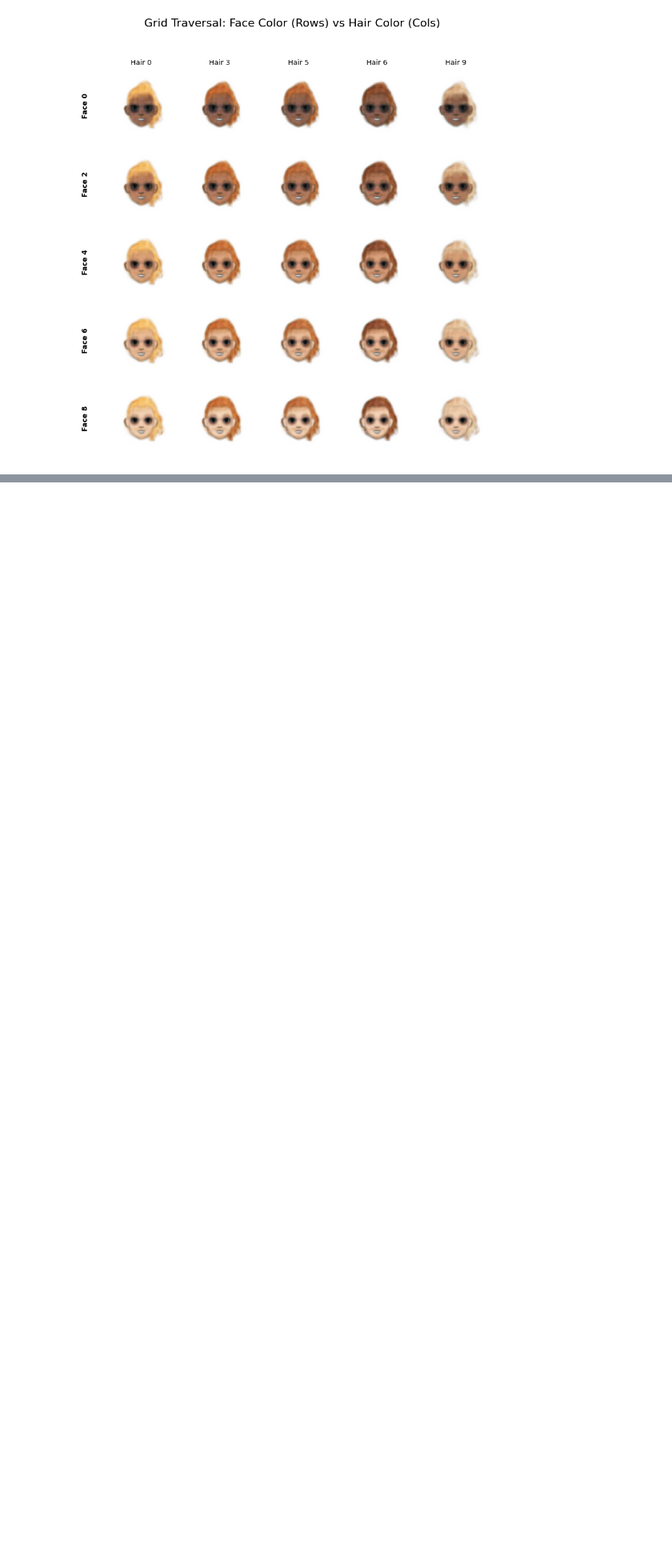
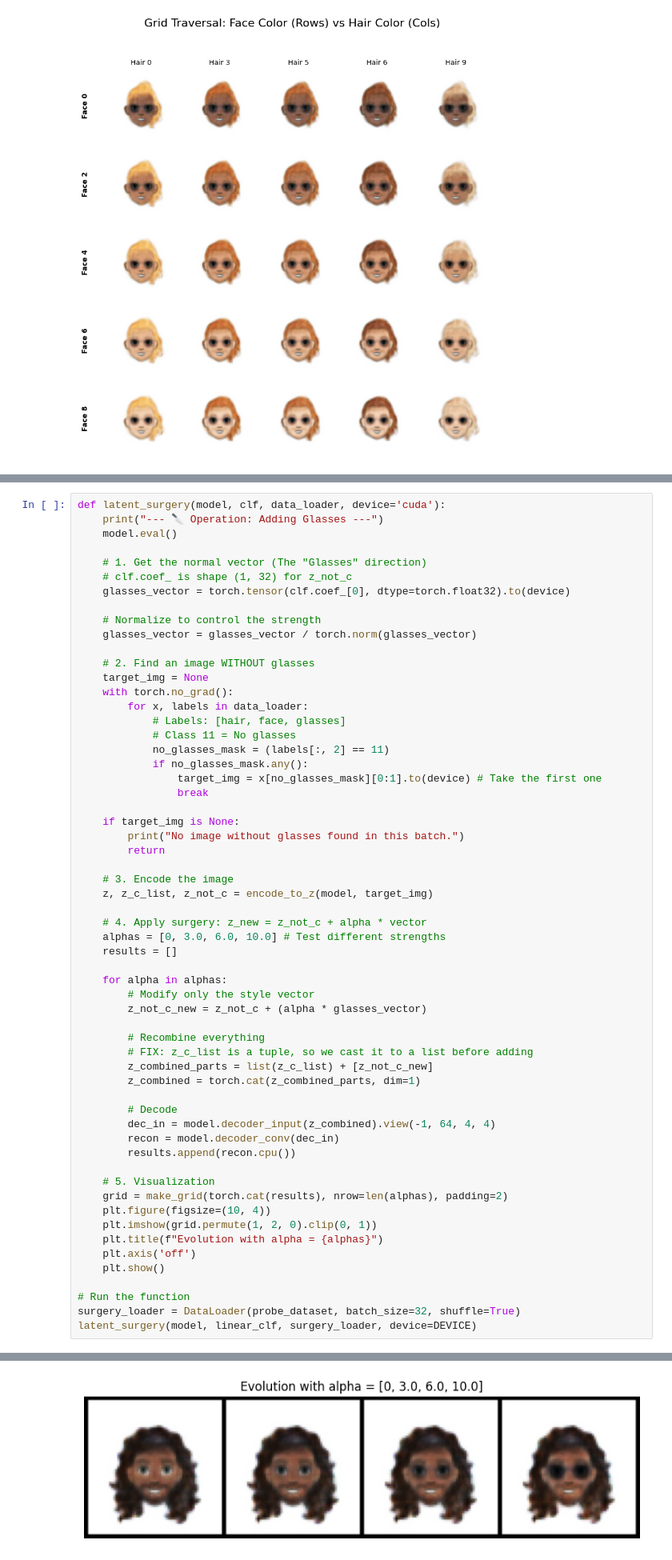
Before and after one commit to Farouc/ccvaes, a Jupyter notebook: demo_multilabel.ipynb, the cells around one changed output, grey strips where cells are left out. Shown at 80% size. Cells and saved outputs as stored; diff of their text form; blank space fills up the shorter version.

```diff
--- a/demo_multilabel.ipynb
+++ b/demo_multilabel.ipynb
@@ -587,0 +773,60 @@ interpolate_style(model, dataset, device=DEVICE)
+# %%
+def latent_surgery(model, clf, data_loader, device='cuda'):
+    print("--- 🔪 Operation: Adding Glasses ---")
+    model.eval()
+
+    # 1. Get the normal vector (The "Glasses" direction)
+    # clf.coef_ is shape (1, 32) for z_not_c
+    glasses_vector = torch.tensor(clf.coef_[0], dtype=torch.float32).to(device)
+
+    # Normalize to control the strength
+    glasses_vector = glasses_vector / torch.norm(glasses_vector)
+
+    # 2. Find an image WITHOUT glasses
+    target_img = None
+    with torch.no_grad():
+        for x, labels in data_loader:
+            # Labels: [hair, face, glasses]
+            # Class 11 = No glasses
+            no_glasses_mask = (labels[:, 2] == 11)
+            if no_glasses_mask.any():
+                target_img = x[no_glasses_mask][0:1].to(device) # Take the first one
+                break
+
+    if target_img is None:
+        print("No image without glasses found in this batch.")
+        return
+
+    # 3. Encode the image
+    z, z_c_list, z_not_c = encode_to_z(model, target_img)
+
+    # 4. Apply surgery: z_new = z_not_c + alpha * vector
+    alphas = [0, 3.0, 6.0, 10.0] # Test different strengths
+    results = []
+
+    for alpha in alphas:
+        # Modify only the style vector
+        z_not_c_new = z_not_c + (alpha * glasses_vector)
+
+        # Recombine everything
+        # FIX: z_c_list is a tuple, so we cast it to a list before adding
+        z_combined_parts = list(z_c_list) + [z_not_c_new]
+        z_combined = torch.cat(z_combined_parts, dim=1)
+
+        # Decode
+        dec_in = model.decoder_input(z_combined).view(-1, 64, 4, 4)
+        recon = model.decoder_conv(dec_in)
+        results.append(recon.cpu())
+
+    # 5. Visualization
+    grid = make_grid(torch.cat(results), nrow=len(alphas), padding=2)
+    plt.figure(figsize=(10, 4))
+    plt.imshow(grid.permute(1, 2, 0).clip(0, 1))
+    plt.title(f"Evolution with alpha = {alphas}")
+    plt.axis('off')
+    plt.show()
+
+# Run the function
+surgery_loader = DataLoader(probe_dataset, batch_size=32, shuffle=True)
+latent_surgery(model, linear_clf, surgery_loader, device=DEVICE)
+# %% [output]
@@ -587,0 +834 @@ interpolate_style(model, dataset, device=DEVICE)
+[figure, added]
```
Also changed, not shown: parts of 12 cells of this notebook.
